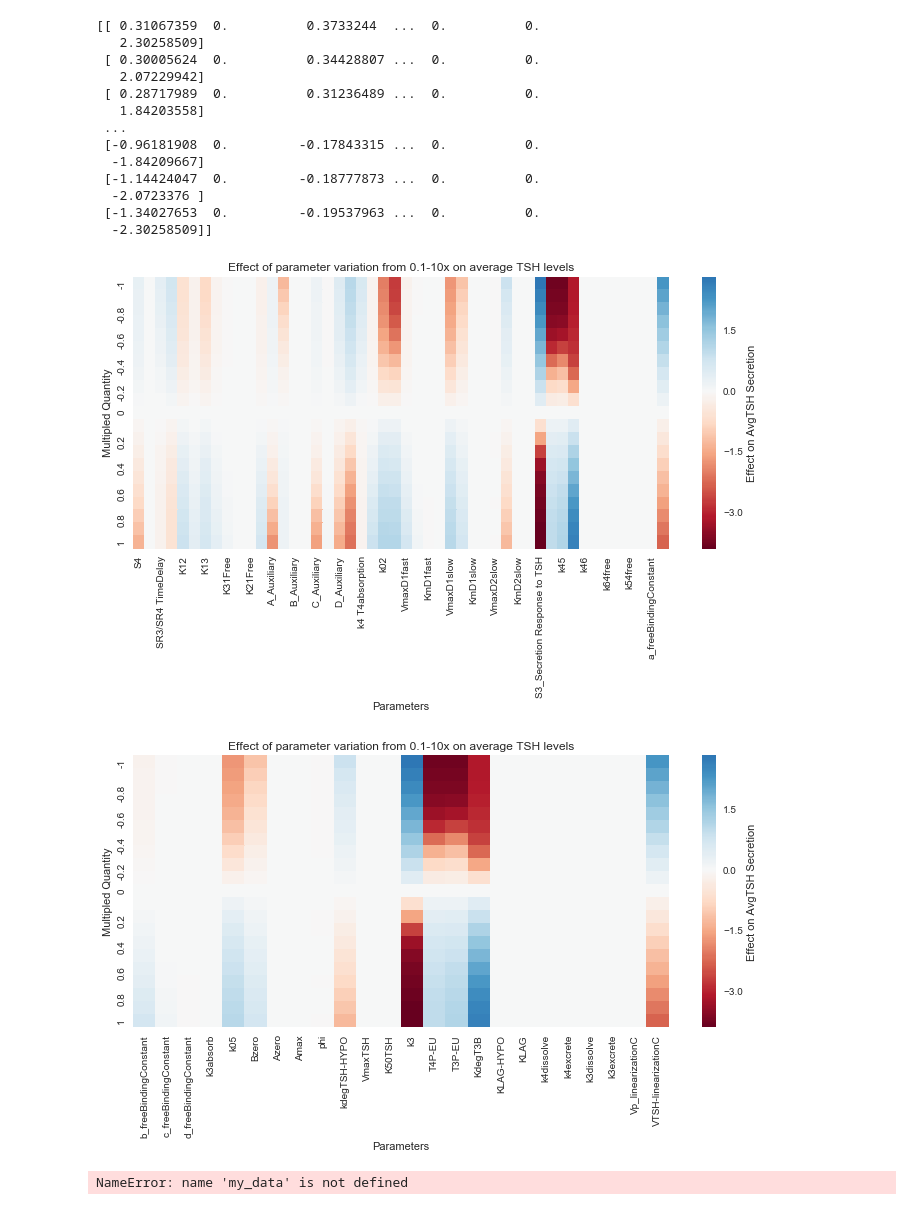
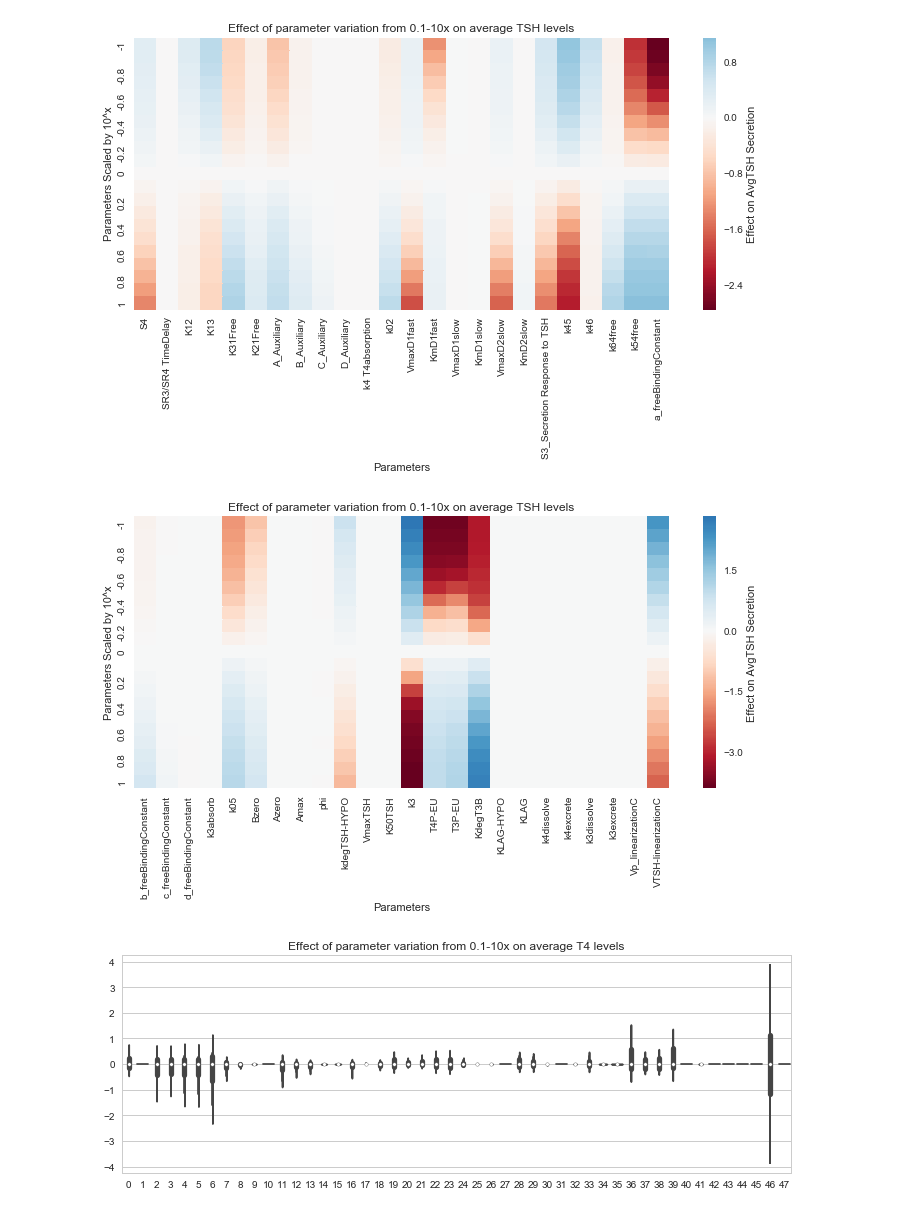
Before and after one commit to jeanniehuang7/Thyrosim-parameter-sensitivity, a Jupyter notebook: thyrosimwHeatmaps-1.ipynb, the cells around one changed output. Saved outputs shown, nothing was run; the diff lists cells and outputs as text; code cells hidden in the pictures.

```diff
--- a/thyrosimwHeatmaps-1.ipynb
+++ b/thyrosimwHeatmaps-1.ipynb
@@ -110,45 +104,35 @@ plt.close()
 # %%
 #TSH
-vp = sns.heatmap(data=dfTSH[:,0:49],center=0, cmap="RdBu",cbar_kws={'label':'Effect on AvgTSH Secretion'})
-print(dfTSH[:,0:49])
-vp.set_xticklabels(param_list[0:48])
+vp = sns.heatmap(data=dfTSH[:,0:24],center=0, cmap="RdBu",cbar_kws={'label':'Effect on AvgTSH Secretion'})
+#print(dfTSH[:,0:4])
+vp.set_xticklabels(param_list[0:24])
 plt.title('Effect of parameter variation from 0.1-10x on average TSH levels')
 fig=plt.gcf()
 fig.set_size_inches(12,5)
-plt.ylabel("Multipled Quantity")
+plt.ylabel("Parameters Scaled by 10^x")
 plt.xlabel("Parameters")
 vp.set_yticklabels(step_axis)
+fig.savefig('TSH1-24.png')
 plt.show()
 
-vp1=sns.heatmap(data=dfTSH[:,24 :49],center=0, cmap="RdBu",cbar_kws={'label':'Effect on AvgTSH Secretion'})
+vp1=sns.heatmap(data=dfTSH[:,24 :48],center=0, cmap="RdBu",cbar_kws={'label':'Effect on AvgTSH Secretion'})
 vp1.set_xticklabels(param_list[24:48])
 fig1=plt.gcf()
 fig1.set_size_inches(12,5)
 plt.title('Effect of parameter variation from 0.1-10x on average TSH levels')
-plt.ylabel("Multipled Quantity")
+plt.ylabel("Parameters Scaled by 10^x")
 plt.xlabel("Parameters")
 vp1.set_yticklabels(step_axis)
-
+fig.savefig('TSH24-48.png')
 plt.show()
 plt.close()
 # %% [output]
-[[ 0.31067359  0.          0.3733244  ...  0.          0.
-   2.30258509]
- [ 0.30005624  0.          0.34428807 ...  0.          0.
-   2.07229942]
- [ 0.28717989  0.          0.31236489 ...  0.          0.
-   1.84203558]
- ...
- [-0.96181908  0.         -0.17843315 ...  0.          0.
-  -1.84209667]
- [-1.14424047  0.         -0.18777873 ...  0.          0.
-  -2.0723376 ]
- [-1.34027653  0.         -0.19537963 ...  0.          0.
-  -2.30258509]]
-[figure, old version]
+[figure, new version]
-[figure, old version]
+[figure, new version]
 # %%
-vp = sns.violinplot(data=my_data[:,0:48]) #figure out how to properly label
+
+#code of the original Violin plots for T4 before we changed to heatmaps
+vp = sns.violinplot(data=df4[:,0:48]) #figure out how to properly label
 plt.title('Effect of parameter variation from 0.1-10x on average T4 levels')
 fig=plt.gcf()
 fig.set_size_inches(12,4)
@@ -156,4 +140,4 @@ fig.set_size_inches(12,4)
 plt.show()
 plt.close()
 # %% [output]
-NameError: name 'my_data' is not defined
+[figure, added]
```
Also changed, not shown: parts of 3 cells of this notebook.
